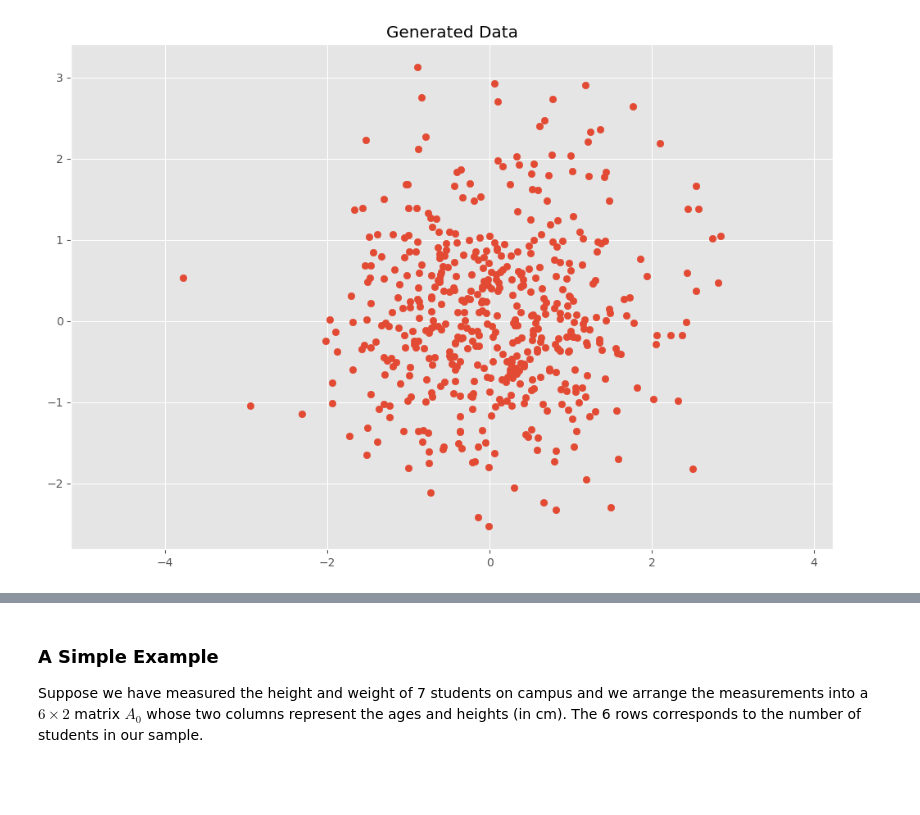
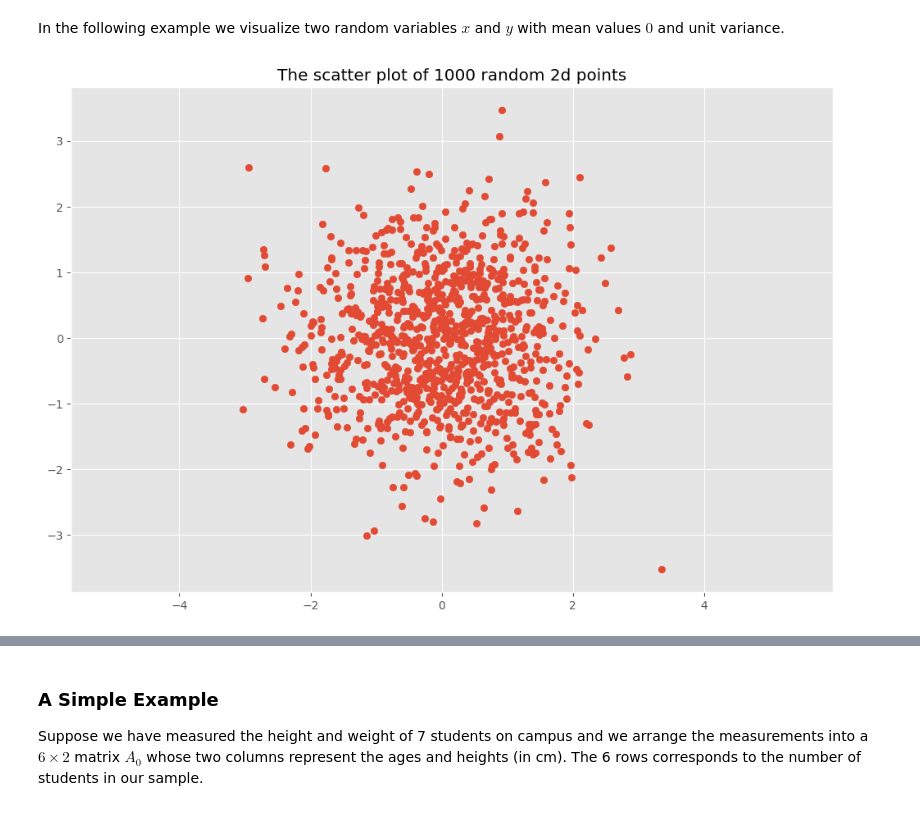
Before and after one commit to sinhp/mcfds, a Jupyter notebook: pca.ipynb, the cells around one changed output, grey strips where cells are left out. Cells and saved outputs as stored; diff of their text form; code cells hidden in the pictures; blank space fills up the shorter version.

Commit message:
scatter plots for cov matrices

```diff
--- a/pca.ipynb
+++ b/pca.ipynb
@@ -207,18 +310,23 @@ Since the covariance matrix is symmetric, the Spectral Theorem will tell us that
+# %% [markdown]
+In the following example we visualize two random variables $x$ and $y$ with mean values $0$ and unit variance.
 # %%
 import numpy as np
 import matplotlib.pyplot as plt
 %matplotlib inline
 
 plt.style.use('ggplot')
 plt.rcParams['figure.figsize'] = (12, 8)
 
 # Normal distributed x and y vector with mean 0 and standard deviation 1
-x = np.random.normal(0, 1, 500)
-y = np.random.normal(0, 1, 500)
+x = np.random.normal(0, 1, 1000)
+y = np.random.normal(0, 1, 1000)
 X = np.vstack((x, y)).T
 
+
+# print(X[:,0])
+
 plt.scatter(X[:, 0], X[:, 1])
-plt.title('Generated Data')
+plt.title('The scatter plot of 1000 random 2d points')
 plt.axis('equal');
 # %% [output]
-[figure, old version]
+[figure, new version]
```
Also changed, not shown: parts of 14 cells of this notebook.
